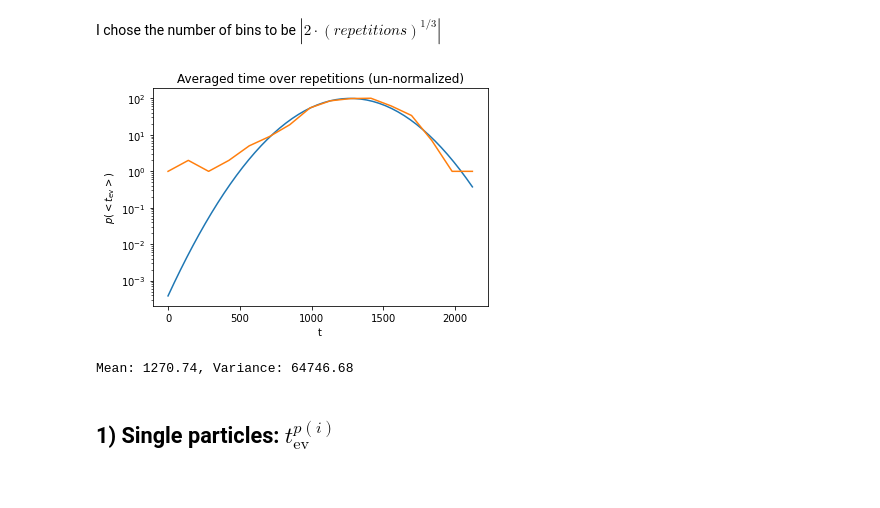
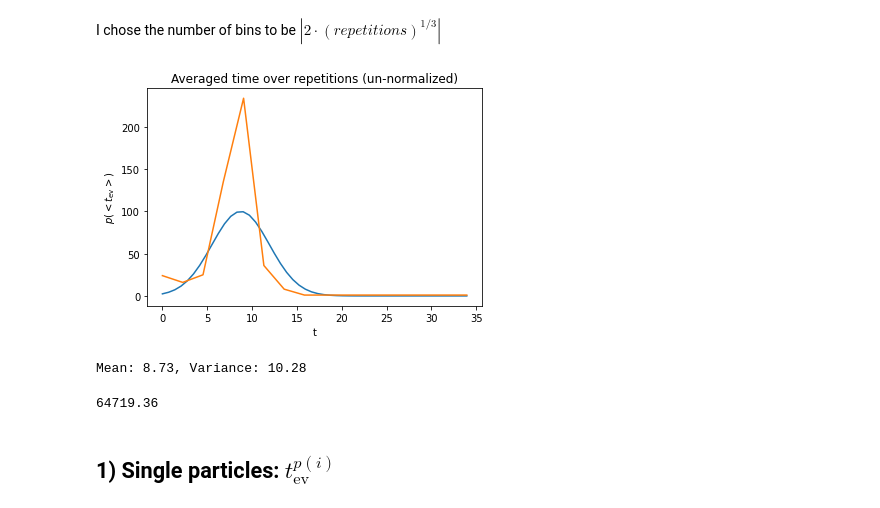
Before and after one commit to Simone7monaco/PatchyParticles, a Jupyter notebook: Histograms.ipynb, the cells around one changed output. Saved outputs shown, nothing was run; the diff lists cells and outputs as text; code cells hidden in the pictures.

```diff
--- a/Histograms.ipynb
+++ b/Histograms.ipynb
@@ -23,7 +23,7 @@ $<num particle>$  $<time>$
 of the 1st event for each particle
 # %%
 #tmp, d,e = sys.argv
-d, e = "80", "1000"
+d, e = "80", "500"
 N=484
 
 ev=[]
@@ -46,24 +46,28 @@ I chose the number of bins to be $\left|2\cdot (repetitions)^{1/3}\right|$
 # %%
 S = np.mean(events, axis=0)
 H = np.histogram(S, bins=k)
 μ, σ2 = np.mean(S), np.var(S)
 #plt.yscale("log")
 
 X,Y=np.linspace(0, H[1][-1], H[0].size),replaceZeroes(H[0])
 x=np.linspace(0,H[1][-1])
 
 plt.title("Averaged time over repetitions (un-normalized)")
-plt.yscale("log")
+#plt.yscale("log")
 plt.plot(x, 100*np.exp(-(x-μ)**2/(2*σ2)))
 plt.plot(X, Y)
 plt.ylabel("$p(<t_{\mathrm{ev}}>)$")
 plt.xlabel("t")
 plt.show()
 
 print("Mean: %.2f, Variance: %.2f" % (μ, σ2))
 # %% [output]
-[figure, old version]
+[figure, new version]
-Mean: 1270.74, Variance: 64746.68
+Mean: 8.73, Variance: 10.28
+# %%
+254.4**2
+# %% [output]
+64719.36
 # %%
 wname="../t_ev."+str(d)+"."+str(e)+".txt"
 with open(wname, "w") as file:
```
Also changed, not shown: parts of 9 cells of this notebook.
